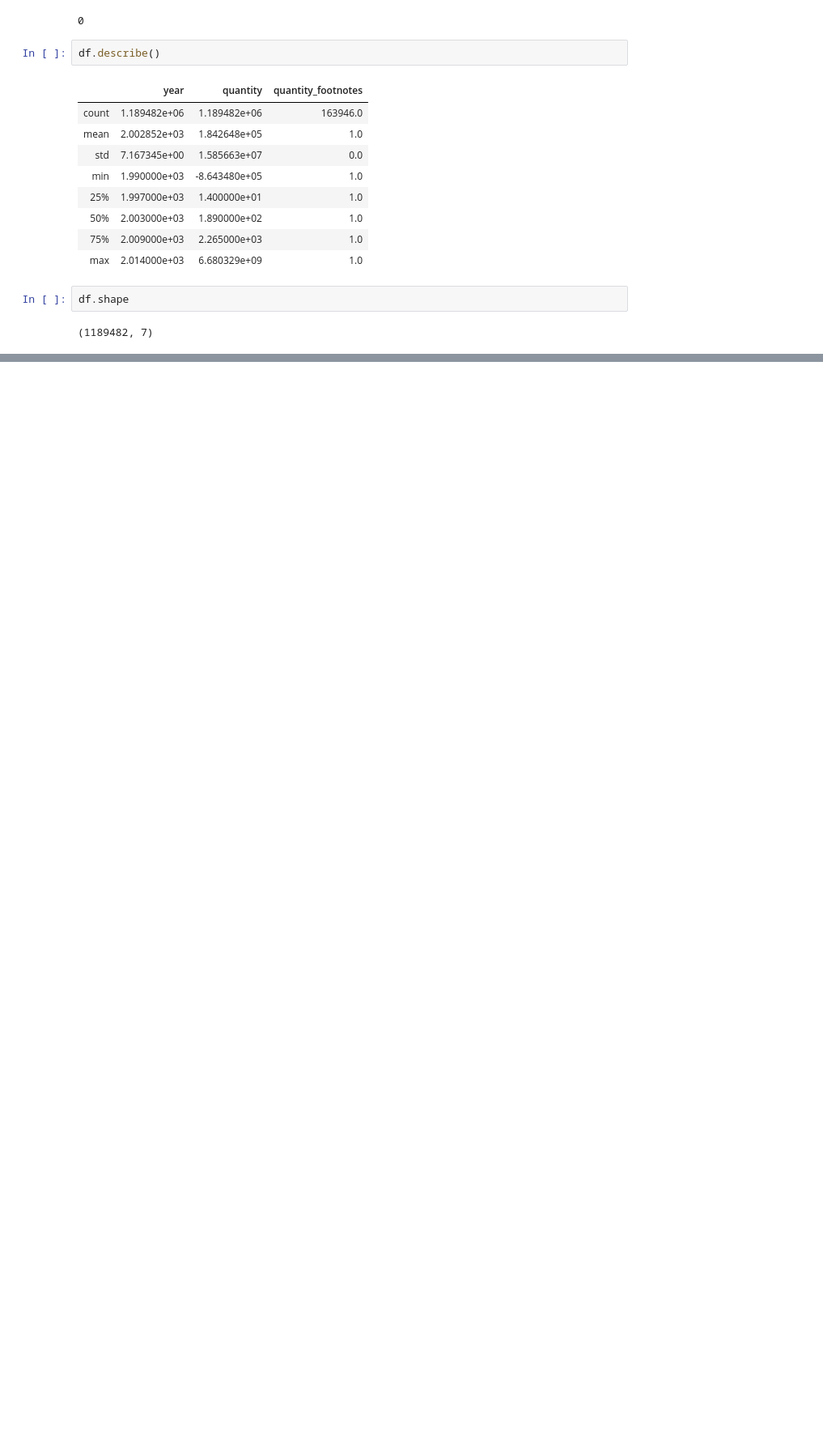
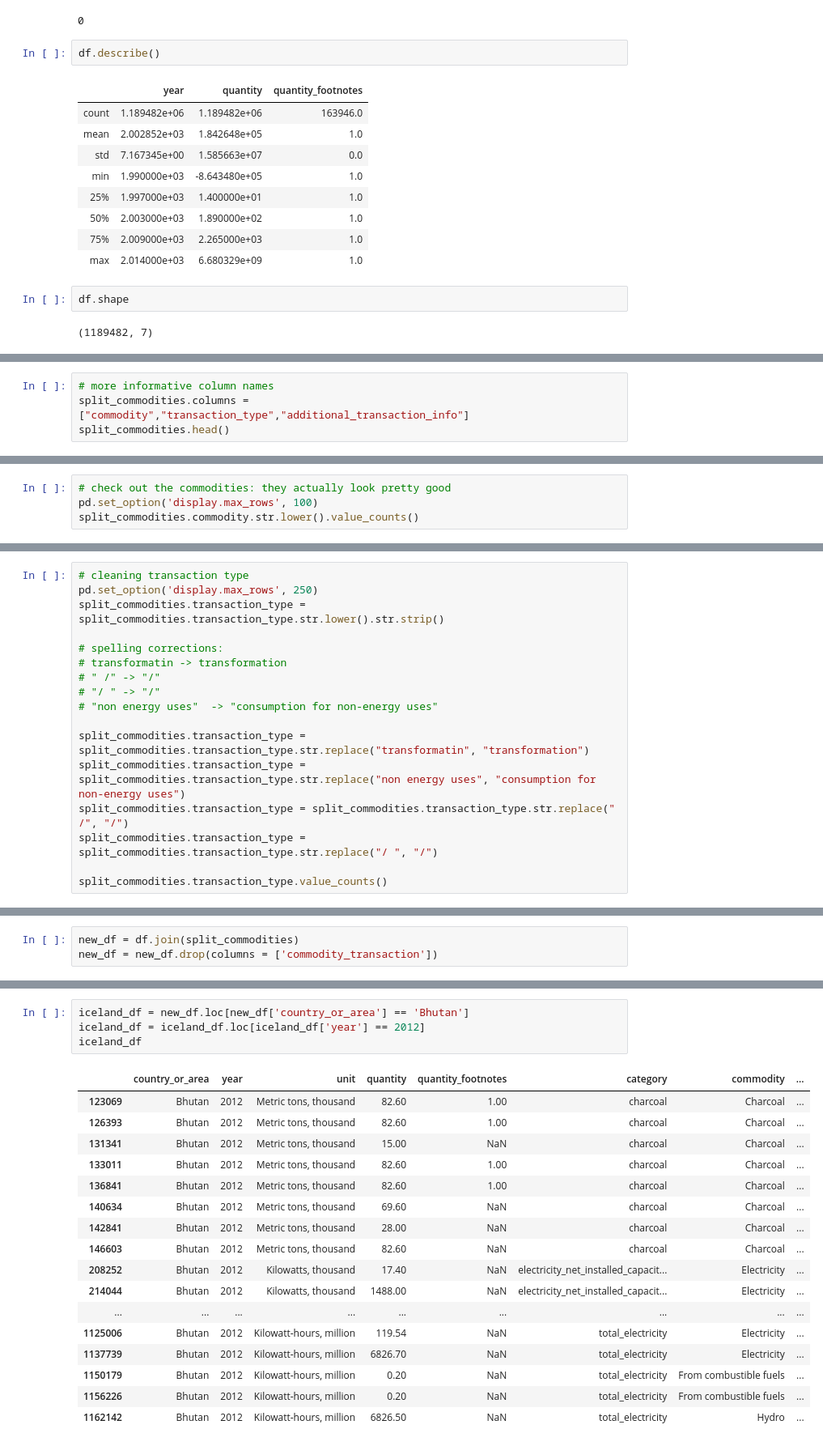
Before and after one commit to infoshareacademy/jdszr13-python_dynamites, a Jupyter notebook: Projekt Python GreenPeace/Projekt_Greenpeace.ipynb, the cells around one changed output, grey strips where cells are left out. Shown at 81% size. Cells and saved outputs as stored; diff of their text form; blank space fills up the shorter version.

```diff
--- a/Projekt Python GreenPeace/Projekt_Greenpeace.ipynb
+++ b/Projekt Python GreenPeace/Projekt_Greenpeace.ipynb
@@ -92,0 +111,4 @@ df_clean = df.copy()
+# %%
+# more informative column names
+split_commodities.columns = ["commodity","transaction_type","additional_transaction_info"]
+split_commodities.head()
@@ -92,0 +122,4 @@ df_clean = df.copy()
+# %%
+# check out the commodities: they actually look pretty good
+pd.set_option('display.max_rows', 100)
+split_commodities.commodity.str.lower().value_counts()
@@ -92,0 +144,17 @@ df_clean = df.copy()
+# %%
+# cleaning transaction type
+pd.set_option('display.max_rows', 250)
+split_commodities.transaction_type = split_commodities.transaction_type.str.lower().str.strip()
+
+# spelling corrections:
+# transformatin -> transformation
+# " /" -> "/"
+# "/ " -> "/"
+# "non energy uses"  -> "consumption for non-energy uses"
+
+split_commodities.transaction_type = split_commodities.transaction_type.str.replace("transformatin", "transformation")
+split_commodities.transaction_type = split_commodities.transaction_type.str.replace("non energy uses", "consumption for non-energy uses")
+split_commodities.transaction_type = split_commodities.transaction_type.str.replace(" /", "/")
+split_commodities.transaction_type = split_commodities.transaction_type.str.replace("/ ", "/")
+
+split_commodities.transaction_type.value_counts()
@@ -92,0 +199,3 @@ df_clean = df.copy()
+# %%
+new_df = df.join(split_commodities)
+new_df = new_df.drop(columns = ['commodity_transaction'])
@@ -92,0 +255,22 @@ df_clean = df.copy()
+# %%
+iceland_df = new_df.loc[new_df['country_or_area'] == 'Bhutan']
+iceland_df = iceland_df.loc[iceland_df['year'] == 2012]
+iceland_df
+# %% [output]
+|  | country_or_area | year | unit | quantity | quantity_footnotes | category | commodity | ... |
+| 123069 | Bhutan | 2012 | Metric tons, thousand | 82.60 | 1.00 | charcoal | Charcoal | ... |
+| 126393 | Bhutan | 2012 | Metric tons, thousand | 82.60 | 1.00 | charcoal | Charcoal | ... |
+| 131341 | Bhutan | 2012 | Metric tons, thousand | 15.00 | NaN | charcoal | Charcoal | ... |
+| 133011 | Bhutan | 2012 | Metric tons, thousand | 82.60 | 1.00 | charcoal | Charcoal | ... |
+| 136841 | Bhutan | 2012 | Metric tons, thousand | 82.60 | 1.00 | charcoal | Charcoal | ... |
+| 140634 | Bhutan | 2012 | Metric tons, thousand | 69.60 | NaN | charcoal | Charcoal | ... |
+| 142841 | Bhutan | 2012 | Metric tons, thousand | 28.00 | NaN | charcoal | Charcoal | ... |
+| 146603 | Bhutan | 2012 | Metric tons, thousand | 82.60 | NaN | charcoal | Charcoal | ... |
+| 208252 | Bhutan | 2012 | Kilowatts, thousand | 17.40 | NaN | electricity_net_installed_capacit... | Electricity | ... |
+| 214044 | Bhutan | 2012 | Kilowatts, thousand | 1488.00 | NaN | electricity_net_installed_capacit... | Electricity | ... |
+| ... | ... | ... | ... | ... | ... | ... | ... | ... |
+| 1125006 | Bhutan | 2012 | Kilowatt-hours, million | 119.54 | NaN | total_electricity | Electricity | ... |
+| 1137739 | Bhutan | 2012 | Kilowatt-hours, million | 6826.70 | NaN | total_electricity | Electricity | ... |
+| 1150179 | Bhutan | 2012 | Kilowatt-hours, million | 0.20 | NaN | total_electricity | From combustible fuels | ... |
+| 1156226 | Bhutan | 2012 | Kilowatt-hours, million | 0.20 | NaN | total_electricity | From combustible fuels | ... |
+| 1162142 | Bhutan | 2012 | Kilowatt-hours, million | 6826.50 | NaN | total_electricity | Hydro | ... |
```
Also changed, not shown: parts of 44 cells of this notebook.
